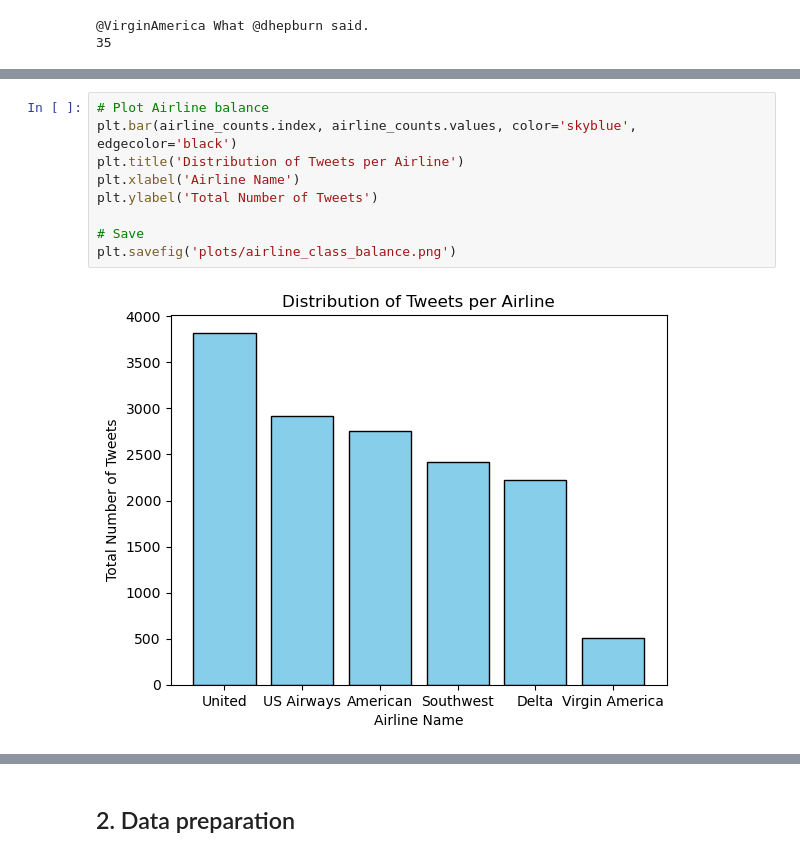
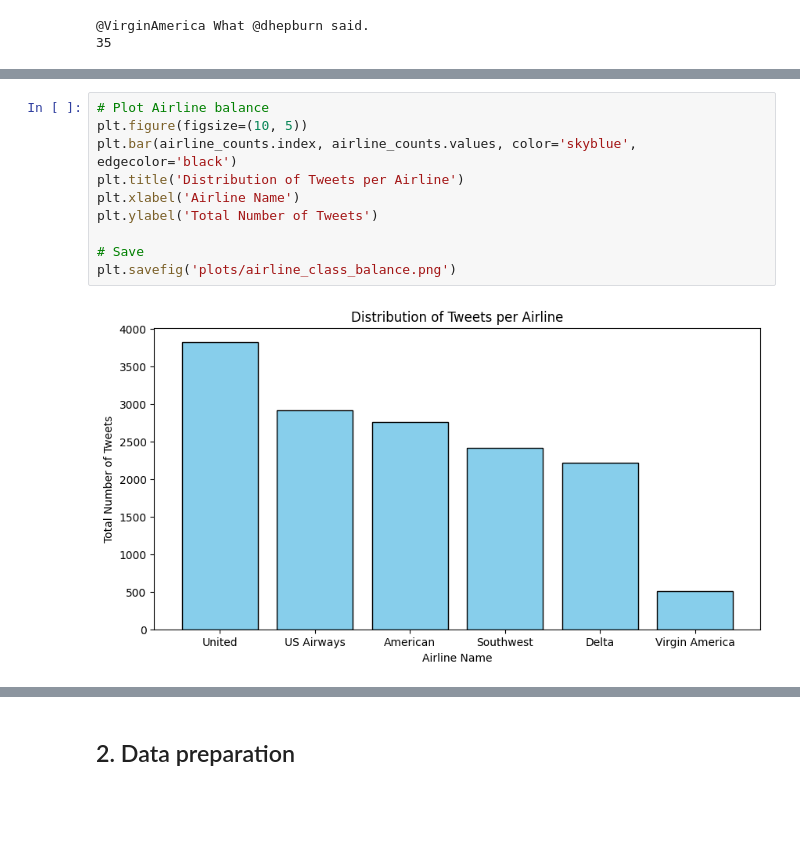
Before and after one commit to CoenHiddink2001/DLNLP_Group8, a Jupyter notebook: NLP assignment.ipynb, the cells around one changed output, grey strips where cells are left out. Saved outputs shown, nothing was run; the diff lists cells and outputs as text; blank space fills up the shorter version.

```diff
--- a/NLP assignment.ipynb
+++ b/NLP assignment.ipynb
@@ -234,14 +234,15 @@ Name: airline, dtype: int64
 # %%
 # Plot Airline balance
+plt.figure(figsize=(10, 5))
 plt.bar(airline_counts.index, airline_counts.values, color='skyblue', edgecolor='black')
 plt.title('Distribution of Tweets per Airline')
 plt.xlabel('Airline Name')
 plt.ylabel('Total Number of Tweets')
 
 # Save
 plt.savefig('plots/airline_class_balance.png')
 # %% [output]
-[figure, old version]
+[figure, new version]
 # %%
 # Class balance per airline
 # Group airline with sentiment
```
Also changed, not shown: parts of 11 cells of this notebook, 6 other files.
